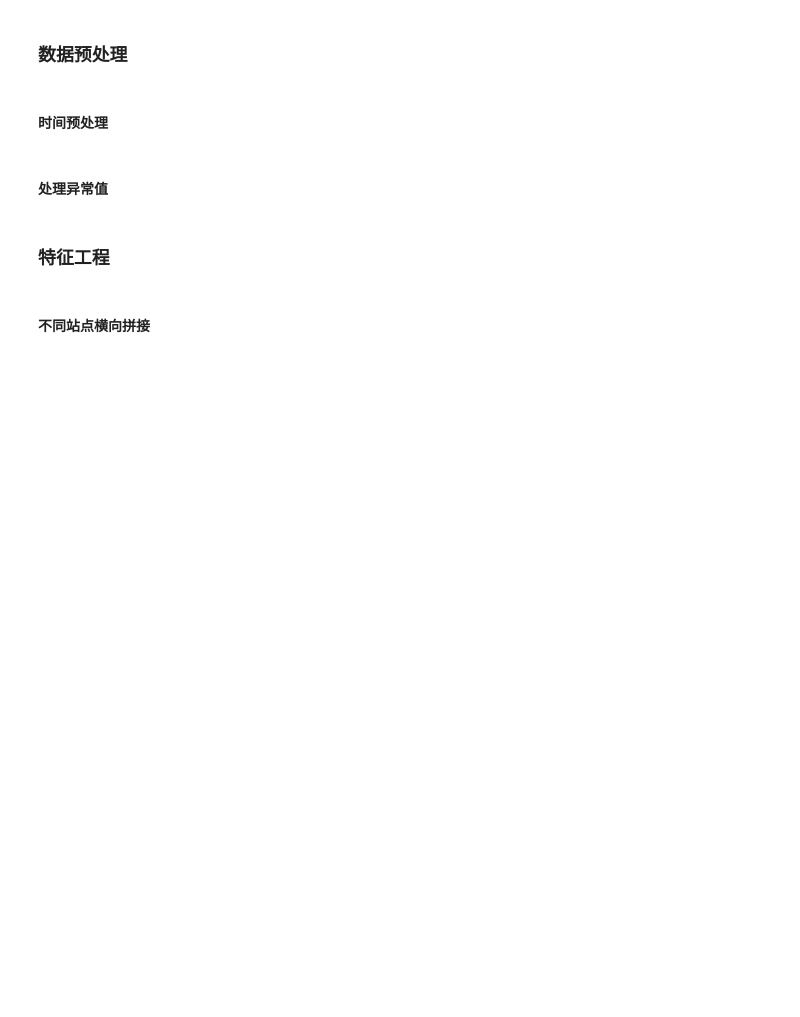
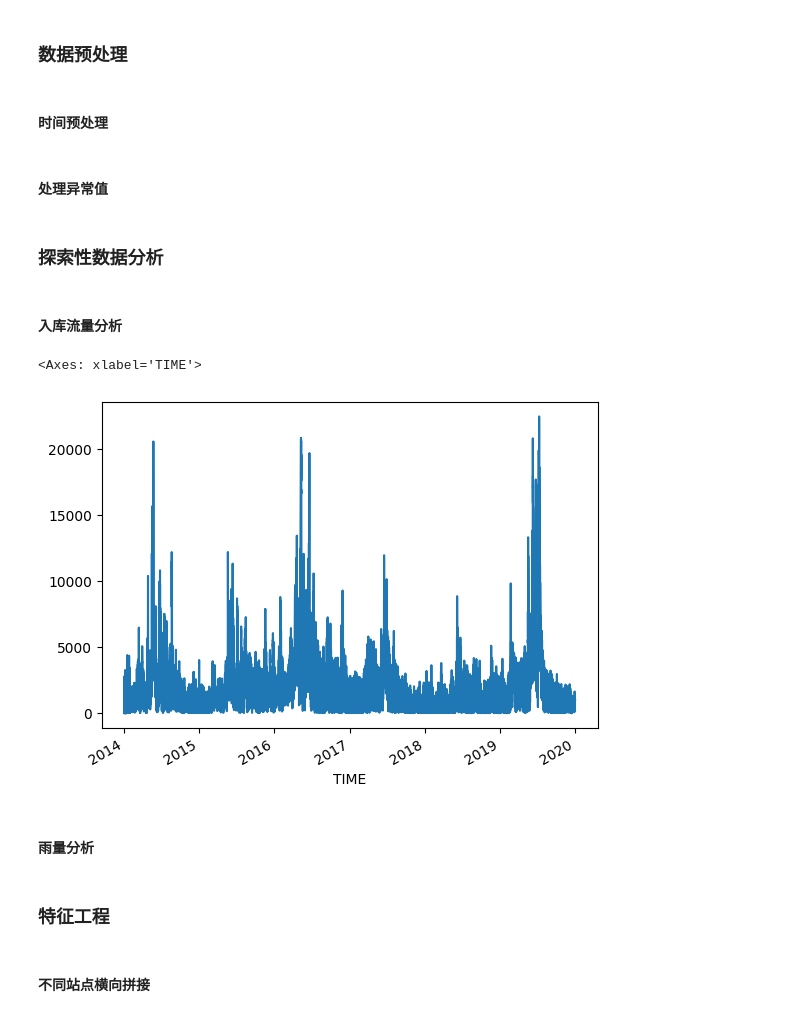
Before and after one commit to ZongXR/DCIC2025-RiverWaterPrediction, a Jupyter notebook: notebooks/main-A.ipynb, the cells around one changed output. Saved outputs shown, nothing was run; the diff lists cells and outputs as text; code cells hidden in the pictures; blank space fills up the shorter version.

```diff
--- a/notebooks/main-A.ipynb
+++ b/notebooks/main-A.ipynb
@@ -36,26 +41,27 @@ logging.info(f"测试集雨量水位数据{test_train.shape}")
 <h3>数据预处理</h3>
 # %% [markdown]
 <h4>时间预处理</h4>
-# %%
-train_rain["TIME"] = pd.to_datetime(train_rain["TIME"])
-train_rain["year"] = train_rain["TIME"].dt.year
-train_rain["month"] = train_rain["TIME"].dt.month
-train_rain["day"] = train_rain["TIME"].dt.day
-train_rain["hour"] = train_rain["TIME"].dt.hour
-train_rain["minute"] = train_rain["TIME"].dt.minute
-train_rain["second"] = train_rain["TIME"].dt.second
-train_rain = train_rain.sort_values(["SENID", "TIME"])
-
-train_label["TIME"] = pd.to_datetime(train_label["TIME"])
-train_label["year"] = train_label["TIME"].dt.year
-train_label["month"] = train_label["TIME"].dt.month
-train_label["day"] = train_label["TIME"].dt.day
-train_label["hour"] = train_label["TIME"].dt.hour
-train_label["minute"] = train_label["TIME"].dt.minute
-train_label["second"] = train_label["TIME"].dt.second
-train_label = train_label.sort_values("TIME")
-
-test_train["TIME"] = pd.to_datetime(test_train["TIME"])
-test_train = test_train.sort_values("TIME")
+# %%
+def process_time(df: DataFrame, sort_keys: Optional[List] = None) -> DataFrame:
+    """
+    处理时间\n
+    """
+    result = df.copy()
+    result["TIME"] = pd.to_datetime(result["TIME"])
+    result["year"] = result["TIME"].dt.year
+    result["month"] = result["TIME"].dt.month
+    result["day"] = result["TIME"].dt.day
+    result["hour"] = result["TIME"].dt.hour
+    result["minute"] = result["TIME"].dt.minute
+    result["second"] = result["TIME"].dt.second
+    if sort_keys:
+        return result.sort_values(sort_keys)
+    else:
+        return result
+# %%
+train_rain = process_time(train_rain, ["SENID", "TIME"])
+train_label = process_time(train_label, ["TIME"])
+test_rain = process_time(test_rain, ["SENID", "TIME"])
+test_label = process_time(test_label, ["TIME"])
 # %% [markdown]
 <h4>处理异常值</h4>
@@ -65,0 +78,11 @@ test_train[test_rain[["V", "AVGV", "MAXV", "MINV", "S", "AVGS", "MAXS", "MINS"]]
+# %% [markdown]
+<h3>探索性数据分析</h3>
+# %% [markdown]
+<h4>入库流量分析</h4>
+# %%
+train_label[["TIME", "V"]].set_index("TIME")["V"].plot()
+# %% [output]
+<Axes: xlabel='TIME'>
+[figure, added]
+# %% [markdown]
+<h4>雨量分析</h4>
```
Also changed, not shown: parts of 27 cells of this notebook, 7 other files.
